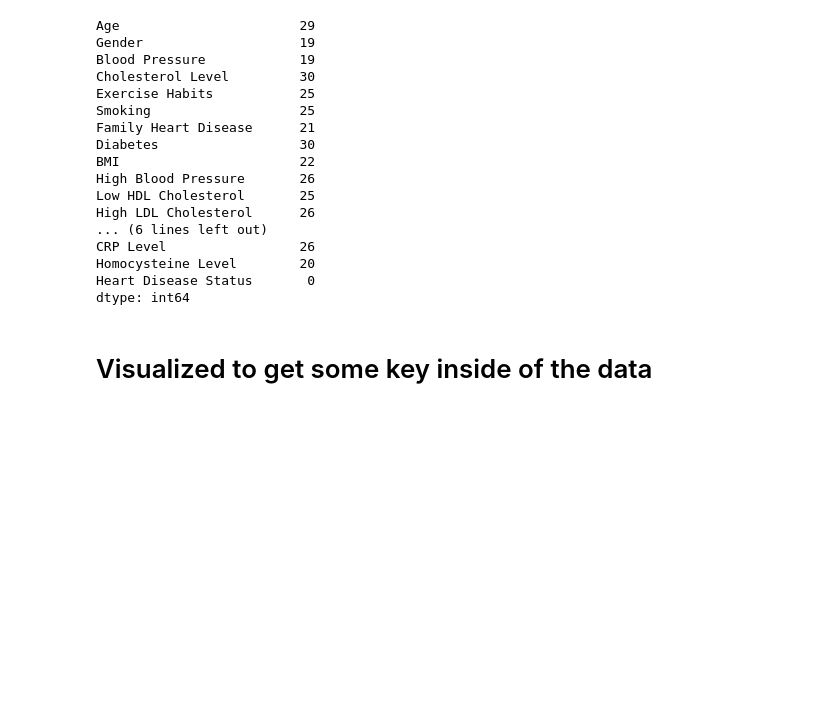
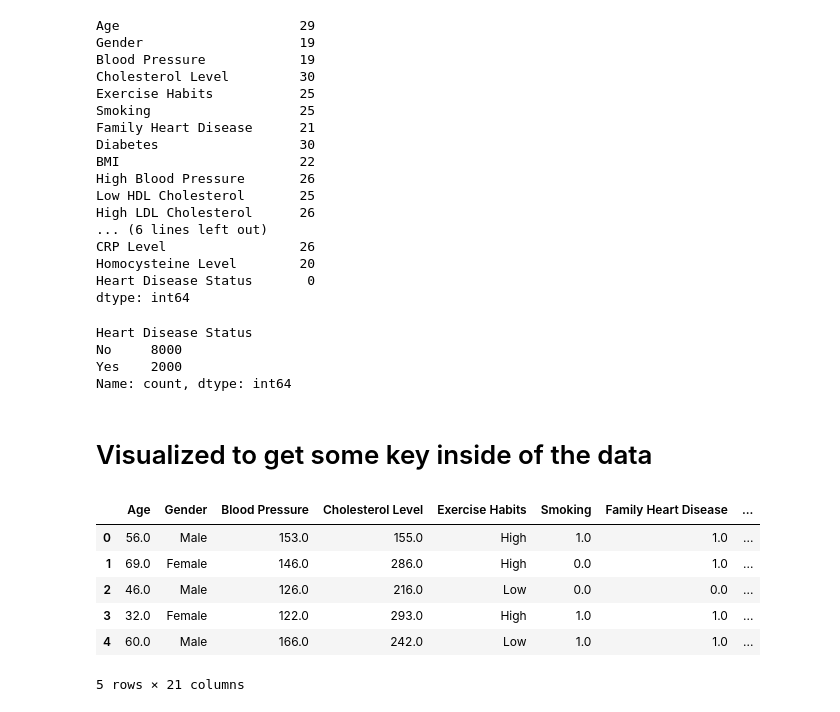
Before and after one commit to chighislian/heart_disease_predict, a Jupyter notebook: heart_disease_prediction.ipynb, the cells around one changed output. Saved outputs shown, nothing was run; the diff lists cells and outputs as text; code cells hidden in the pictures; blank space fills up the shorter version.

```diff
--- a/heart_disease_prediction.ipynb
+++ b/heart_disease_prediction.ipynb
@@ -102,5 +115,12 @@ CRP Level                 26
 Homocysteine Level        20
 Heart Disease Status       0
 dtype: int64
+# %%
+heart_data.value_counts('Heart Disease Status') # checking the balance of the target variable
+# %% [output]
+Heart Disease Status
+No     8000
+Yes    2000
+Name: count, dtype: int64
 # %% [markdown]
 # Visualized to get some key inside of the data
@@ -106,0 +136,10 @@ dtype: int64
+# %%
+heart_data.head()
+# %% [output]
+|  | Age | Gender | Blood Pressure | Cholesterol Level | Exercise Habits | Smoking | Family Heart Disease | ... |
+| 0 | 56.0 | Male | 153.0 | 155.0 | High | 1.0 | 1.0 | ... |
+| 1 | 69.0 | Female | 146.0 | 286.0 | High | 0.0 | 1.0 | ... |
+| 2 | 46.0 | Male | 126.0 | 216.0 | Low | 0.0 | 0.0 | ... |
+| 3 | 32.0 | Female | 122.0 | 293.0 | High | 1.0 | 1.0 | ... |
+| 4 | 60.0 | Male | 166.0 | 242.0 | Low | 1.0 | 1.0 | ... |
+5 rows × 21 columns
```
Also changed, not shown: parts of 4 cells of this notebook.
